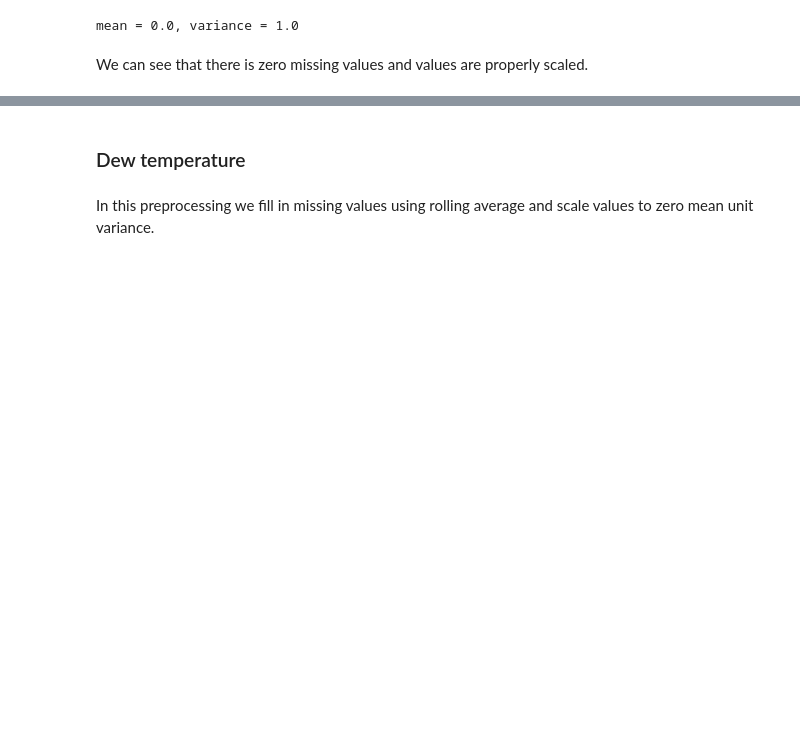
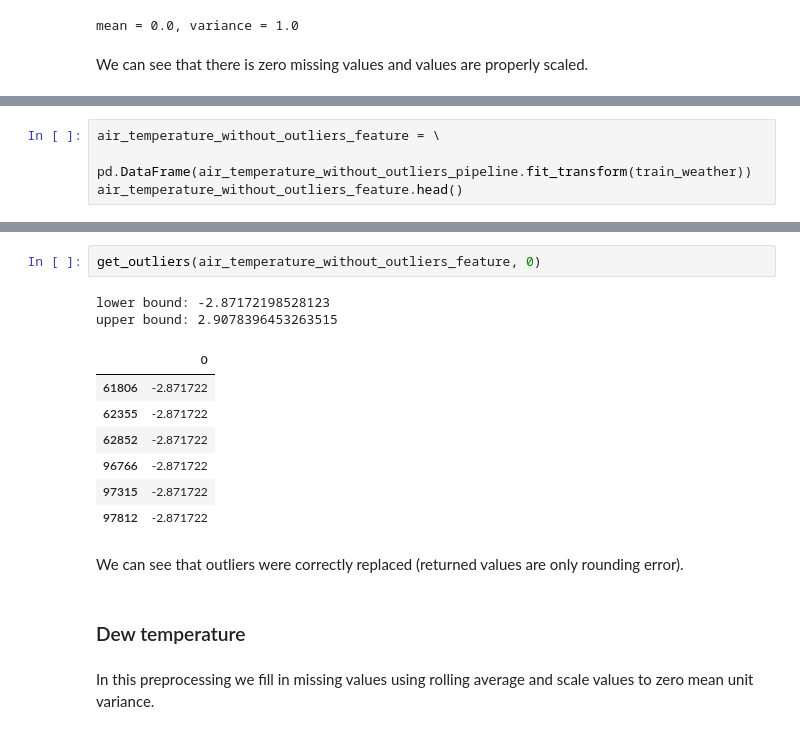
Before and after one commit to dmitana/fiit_knowledge_discovery_project, a Jupyter notebook: notebooks/preprocessing.ipynb, the cells around one changed output, grey strips where cells are left out. Saved outputs shown, nothing was run; the diff lists cells and outputs as text; blank space fills up the shorter version.

Commit message:
Add outliers replacing to preprocessing notebook

```diff
--- a/notebooks/preprocessing.ipynb
+++ b/notebooks/preprocessing.ipynb
@@ -123,0 +129,4 @@ We can see that there is zero missing values and values are properly scaled.
+# %%
+air_temperature_without_outliers_feature = \
+    pd.DataFrame(air_temperature_without_outliers_pipeline.fit_transform(train_weather))
+air_temperature_without_outliers_feature.head()
@@ -124,3 +140,17 @@ We can see that there is zero missing values and values are properly scaled.
+# %%
+get_outliers(air_temperature_without_outliers_feature, 0)
+# %% [output]
+lower bound: -2.87172198528123
+upper bound: 2.9078396453263515
+|  | 0 |
+| 61806 | -2.871722 |
+| 62355 | -2.871722 |
+| 62852 | -2.871722 |
+| 96766 | -2.871722 |
+| 97315 | -2.871722 |
+| 97812 | -2.871722 |
+# %% [markdown]
+We can see that outliers were correctly replaced (returned values are only rounding error).
 # %% [markdown]
 ### Dew temperature
 # %% [markdown]
```
Also changed, not shown: parts of 15 cells of this notebook.
